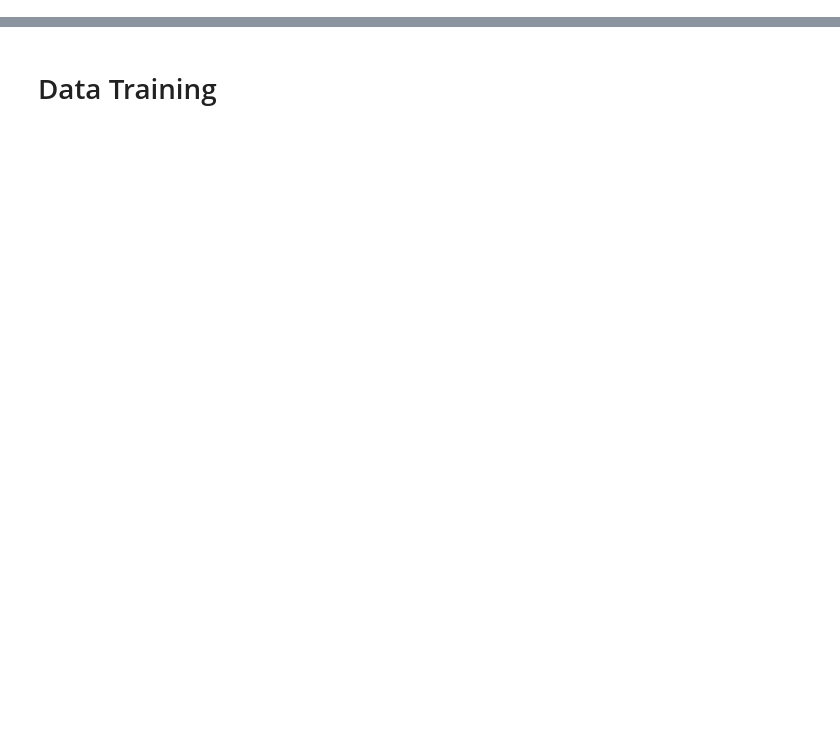
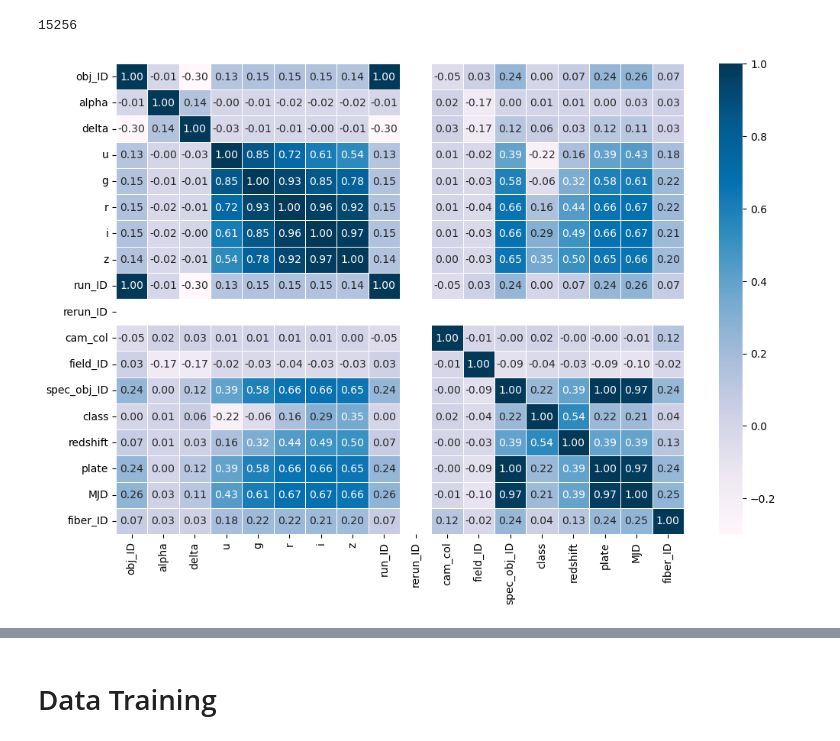
Before and after one commit to naghambarari/Twitter_Emotion_Classification, a Jupyter notebook: classification/Dara-test.ipynb, the cells around one changed output, grey strips where cells are left out. Cells and saved outputs as stored; diff of their text form; code cells hidden in the pictures; blank space fills up the shorter version.

```diff
--- a/classification/Dara-test.ipynb
+++ b/classification/Dara-test.ipynb
@@ -17,0 +101,12 @@ NameError: name 'data' is not defined
+# %%
+from sklearn.neighbors import LocalOutlierFactor
+clf = LocalOutlierFactor()
+y_pred = clf.fit_predict(data)
+x_score = clf.negative_outlier_factor_
+outlier_score = pd.DataFrame()
+outlier_score["score"] = x_score
+
+#threshold
+threshold2 = -1.5
+filtre2 = outlier_score["score"] < threshold2
+outlier_index = outlier_score[filtre2].index.tolist()
@@ -17,0 +119,14 @@ NameError: name 'data' is not defined
+# %%
+print(len(outlier_index))
+# %% [output]
+15256
+# %%
+data.drop(outlier_index, inplace=True)
+# %%
+#feature selection
+import seaborn as sns
+f,ax = plt.subplots(figsize=(12,8))
+sns.heatmap(data.corr(), cmap="PuBu", annot=True, linewidths=0.5, fmt= '.2f',ax=ax)
+plt.show()
+# %% [output]
+[figure, added]
```
Also changed, not shown: parts of 30 cells of this notebook.
